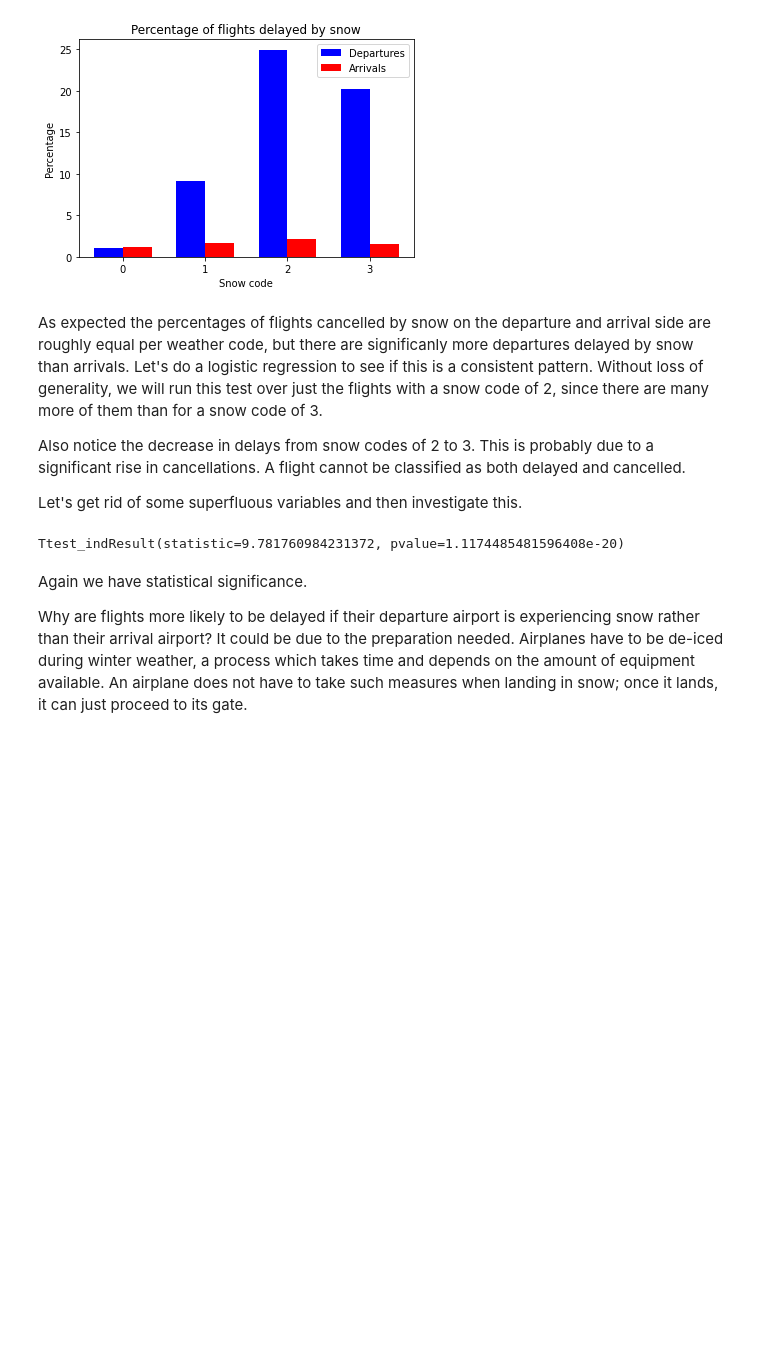
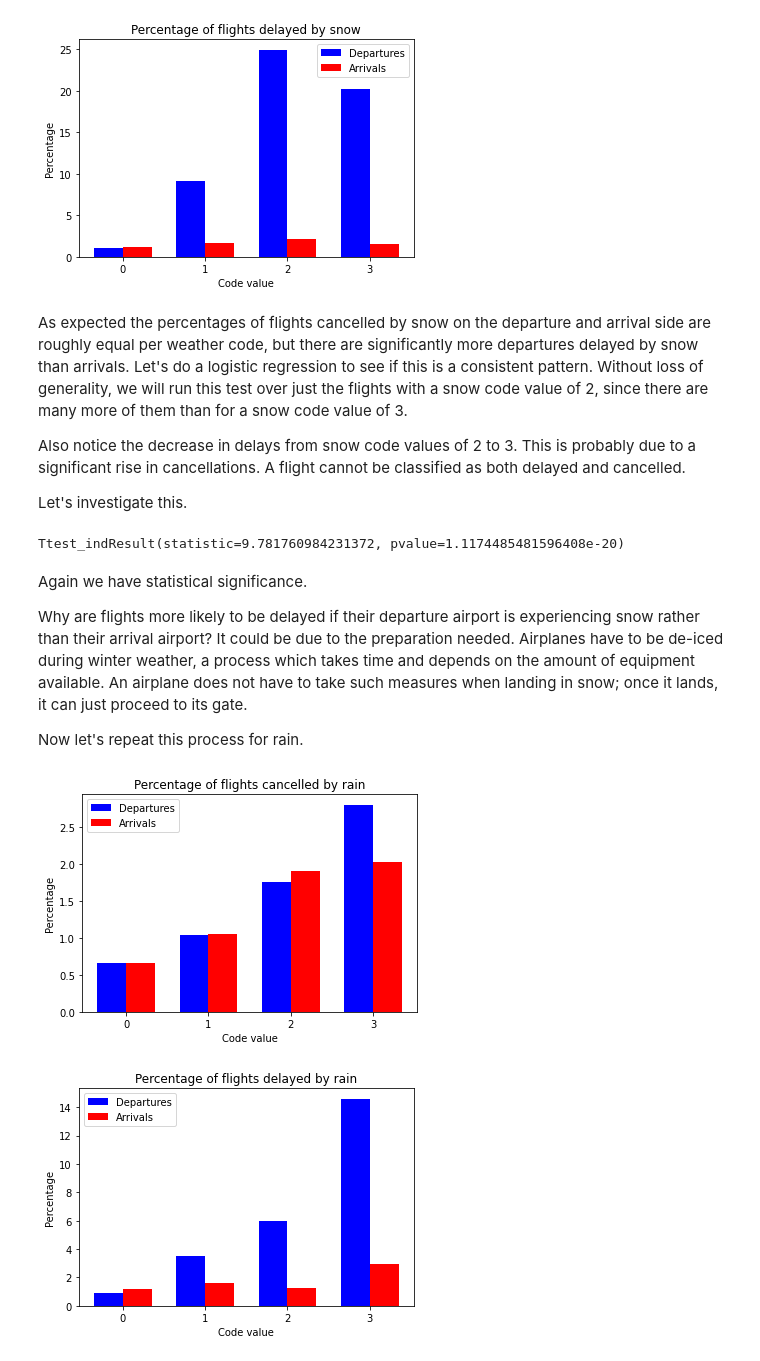
Before and after one commit to BarrettNB/Springboard, a Jupyter notebook: Capstone_2--Airport_weather/Steps_2-3_DataWrangling_EDA_3_Analysis.ipynb, the cells around one changed output. Saved outputs shown, nothing was run; the diff lists cells and outputs as text; code cells hidden in the pictures; blank space fills up the shorter version.

```diff
--- a/Capstone_2--Airport_weather/Steps_2-3_DataWrangling_EDA_3_Analysis.ipynb
+++ b/Capstone_2--Airport_weather/Steps_2-3_DataWrangling_EDA_3_Analysis.ipynb
@@ -781,7 +781,7 @@ def plot_flight_percentages(x, x_offset, y1, y2, flight_event, weather_name):
     ax.bar(x - x_offset/2, 100*y1, width=x_offset, color='b', label='Departures')
     ax.bar(x + x_offset/2, 100*y2, width=x_offset, color='r', label='Arrivals')
     ax.set_title('Percentage of flights ' + flight_event + ' by ' + weather_name)
-    ax.set_xlabel('Snow code')
+    ax.set_xlabel('Code value')
     ax.set_ylabel('Percentage')
     ax.set_xticks(codes)
     ax.legend(loc='best')
@@ -807,13 +807,13 @@ plot_flight_percentages(codes, width, DepSnowDelayed, ArrSnowDelayed, 'delayed',
 [figure]
 # %% [markdown]
 As expected the percentages of flights cancelled by snow on the departure and arrival side
-are roughly equal per weather code, but there are significanly more departures delayed by snow
+are roughly equal per weather code, but there are significantly more departures delayed by snow
 than arrivals. Let's do a logistic regression to see if this is a consistent pattern. Without
-loss of generality, we will run this test over just the flights with a snow code of 2, since there
-are many more of them than for a snow code of 3.
+loss of generality, we will run this test over just the flights with a snow code value of 2, since there
+are many more of them than for a snow code value of 3.
 
-Also notice the decrease in delays from snow codes of 2 to 3. This is probably due to a significant
+Also notice the decrease in delays from snow code values of 2 to 3. This is probably due to a significant
 rise in cancellations. A flight cannot be classified as both delayed and cancelled.
 
-Let's get rid of some superfluous variables and then investigate this.
+Let's investigate this.
 # %%
@@ -834,3 +830,20 @@ snow rather than their arrival airport? It could be due to the preparation neede
 Airplanes have to be de-iced during winter weather, a process which takes time and
 depends on the amount of equipment available. An airplane does not have to take such
 measures when landing in snow; once it lands, it can just proceed to its gate.
+
+Now let's repeat this process for rain.
+# %%
+DepRainCancelled = fraction_affected_by_code(
+    flight_data_for_cancellations, flight_status_code='WeatherCancelled', weather_code='DepRain')
+ArrRainCancelled = fraction_affected_by_code(
+    flight_data_for_cancellations, flight_status_code='WeatherCancelled', weather_code='ArrRain')
+DepRainDelayed = fraction_affected_by_code(
+    flight_data_for_delays, flight_status_code='WeatherDelayed', weather_code='DepRain')
+ArrRainDelayed = fraction_affected_by_code(
+    flight_data_for_delays, flight_status_code='WeatherDelayed', weather_code='ArrRain')
+
+plot_flight_percentages(codes, width, DepRainCancelled, ArrRainCancelled, 'cancelled', 'rain')
+plot_flight_percentages(codes, width, DepRainDelayed, ArrRainDelayed, 'delayed', 'rain')
+# %% [output]
+[figure, added]
+[figure, added]
```
Also changed, not shown: parts of 15 cells of this notebook, 1 other file.
